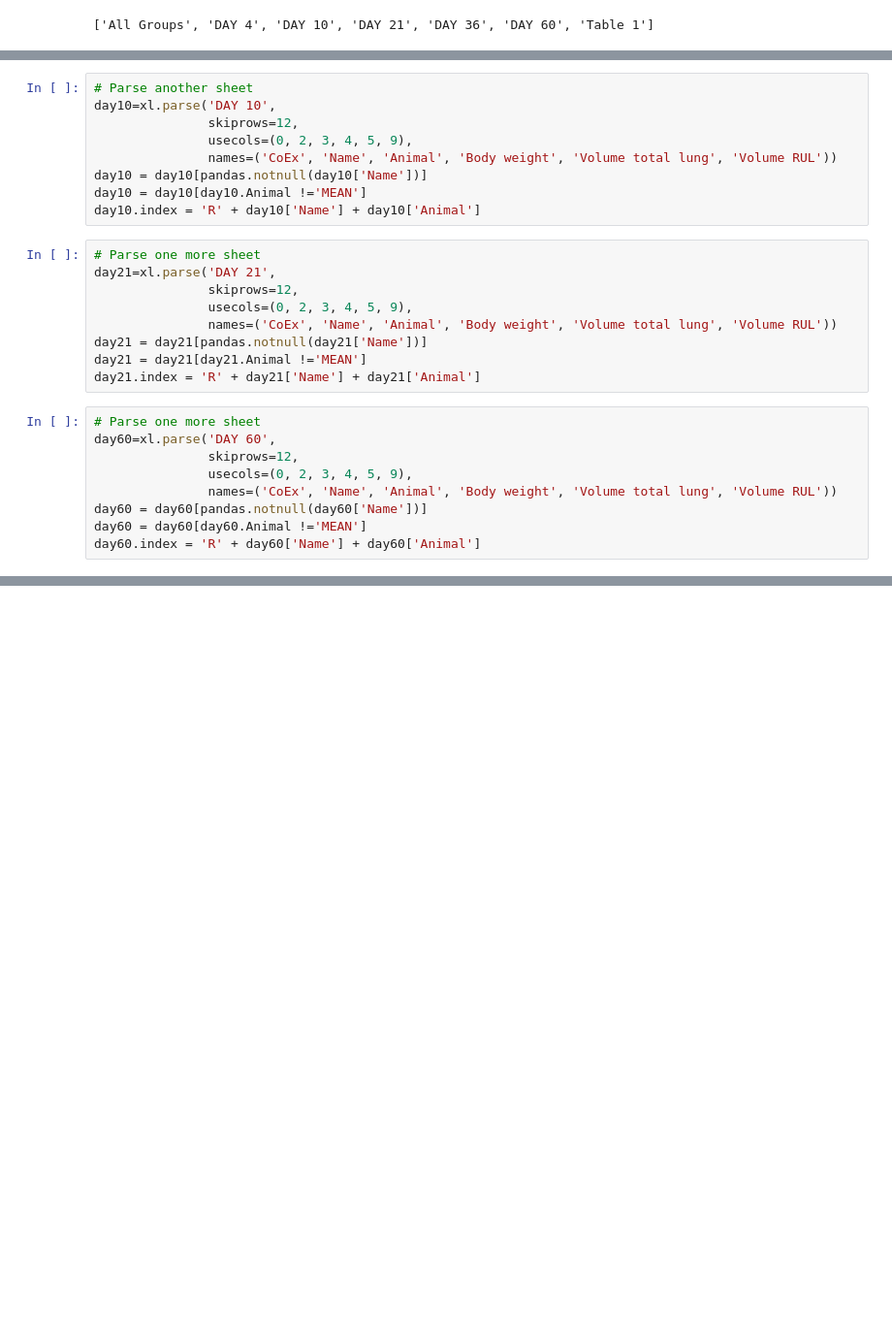
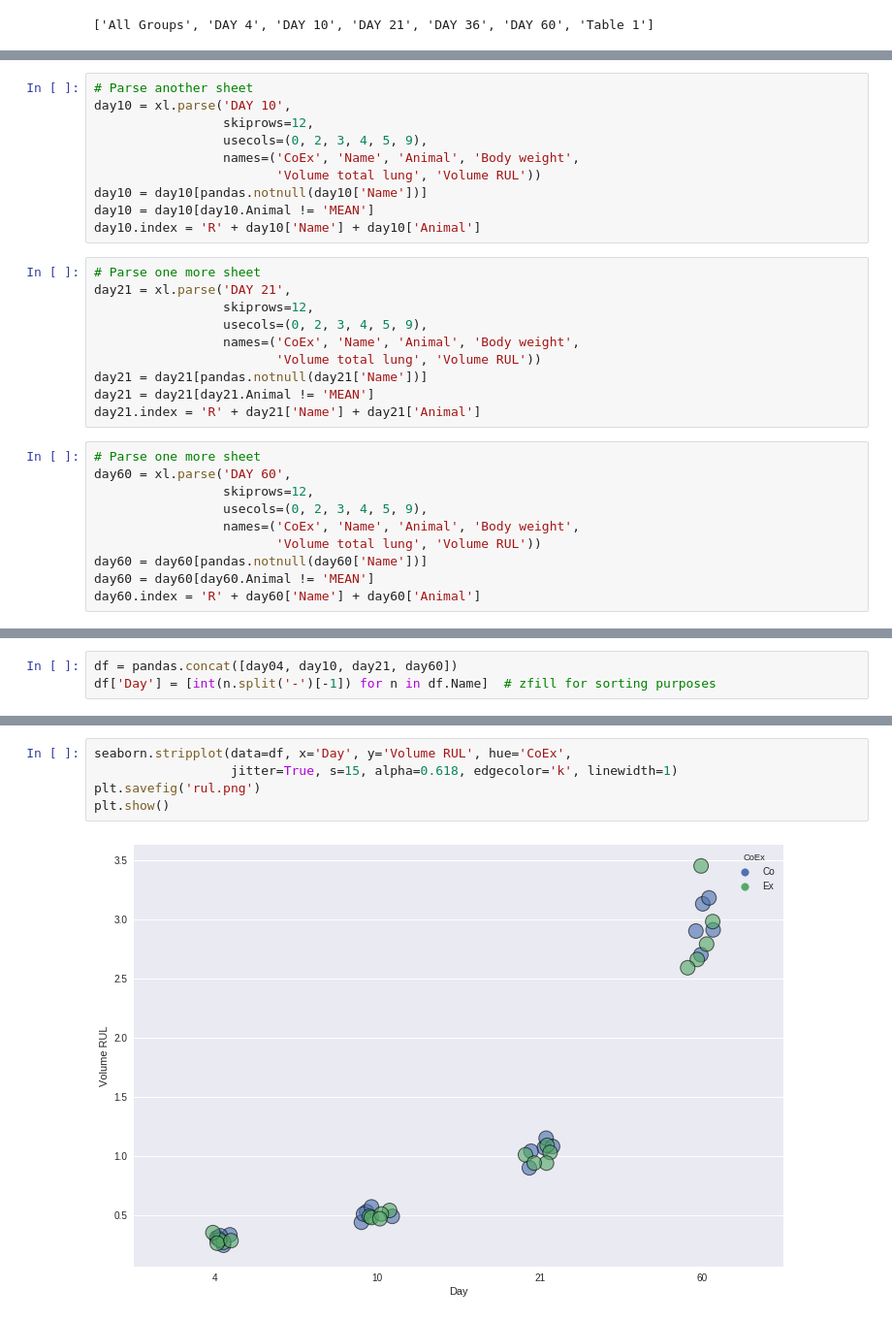
Before and after one commit to habi/acinar-analysis, a Jupyter notebook: Load Datenblatt Stefan.ipynb, the cells around one changed output, grey strips where cells are left out. Shown at 97% size. Cells and saved outputs as stored; diff of their text form; blank space fills up the shorter version.

```diff
--- a/Load Datenblatt Stefan.ipynb
+++ b/Load Datenblatt Stefan.ipynb
@@ -48,27 +66,30 @@ day04
 # %%
 # Parse another sheet
-day10=xl.parse('DAY 10',
-               skiprows=12,
-               usecols=(0, 2, 3, 4, 5, 9),
-               names=('CoEx', 'Name', 'Animal', 'Body weight', 'Volume total lung', 'Volume RUL'))
+day10 = xl.parse('DAY 10',
+                 skiprows=12,
+                 usecols=(0, 2, 3, 4, 5, 9),
+                 names=('CoEx', 'Name', 'Animal', 'Body weight',
+                        'Volume total lung', 'Volume RUL'))
 day10 = day10[pandas.notnull(day10['Name'])]
-day10 = day10[day10.Animal !='MEAN']
+day10 = day10[day10.Animal != 'MEAN']
 day10.index = 'R' + day10['Name'] + day10['Animal']
 # %%
 # Parse one more sheet
-day21=xl.parse('DAY 21',
-               skiprows=12,
-               usecols=(0, 2, 3, 4, 5, 9),
-               names=('CoEx', 'Name', 'Animal', 'Body weight', 'Volume total lung', 'Volume RUL'))
+day21 = xl.parse('DAY 21',
+                 skiprows=12,
+                 usecols=(0, 2, 3, 4, 5, 9),
+                 names=('CoEx', 'Name', 'Animal', 'Body weight',
+                        'Volume total lung', 'Volume RUL'))
 day21 = day21[pandas.notnull(day21['Name'])]
-day21 = day21[day21.Animal !='MEAN']
+day21 = day21[day21.Animal != 'MEAN']
 day21.index = 'R' + day21['Name'] + day21['Animal']
 # %%
 # Parse one more sheet
-day60=xl.parse('DAY 60',
-               skiprows=12,
-               usecols=(0, 2, 3, 4, 5, 9),
-               names=('CoEx', 'Name', 'Animal', 'Body weight', 'Volume total lung', 'Volume RUL'))
+day60 = xl.parse('DAY 60',
+                 skiprows=12,
+                 usecols=(0, 2, 3, 4, 5, 9),
+                 names=('CoEx', 'Name', 'Animal', 'Body weight',
+                        'Volume total lung', 'Volume RUL'))
 day60 = day60[pandas.notnull(day60['Name'])]
-day60 = day60[day60.Animal !='MEAN']
+day60 = day60[day60.Animal != 'MEAN']
 day60.index = 'R' + day60['Name'] + day60['Animal']
@@ -156,0 +96,3 @@ plt.show()
+# %%
+df = pandas.concat([day04, day10, day21, day60])
+df['Day'] = [int(n.split('-')[-1]) for n in df.Name]  # zfill for sorting purposes
@@ -156,0 +104,7 @@ plt.show()
+# %%
+seaborn.stripplot(data=df, x='Day', y='Volume RUL', hue='CoEx',
+                  jitter=True, s=15, alpha=0.618, edgecolor='k', linewidth=1)
+plt.savefig('rul.png')
+plt.show()
+# %% [output]
+[figure, added]
```
Also changed, not shown: parts of 15 cells of this notebook.
